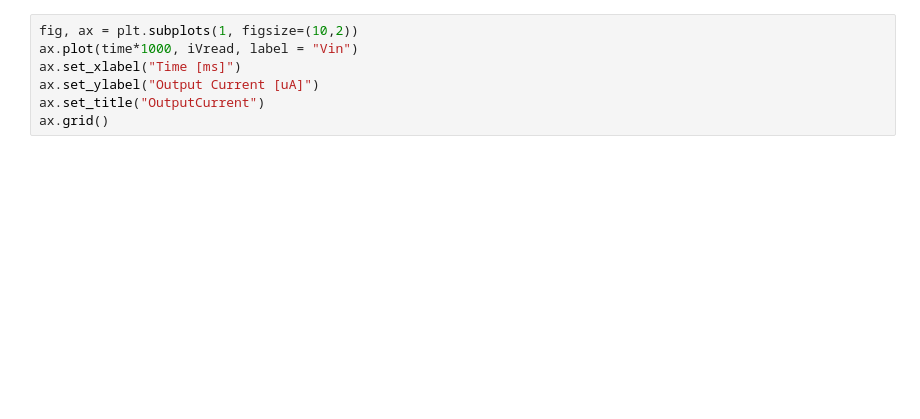
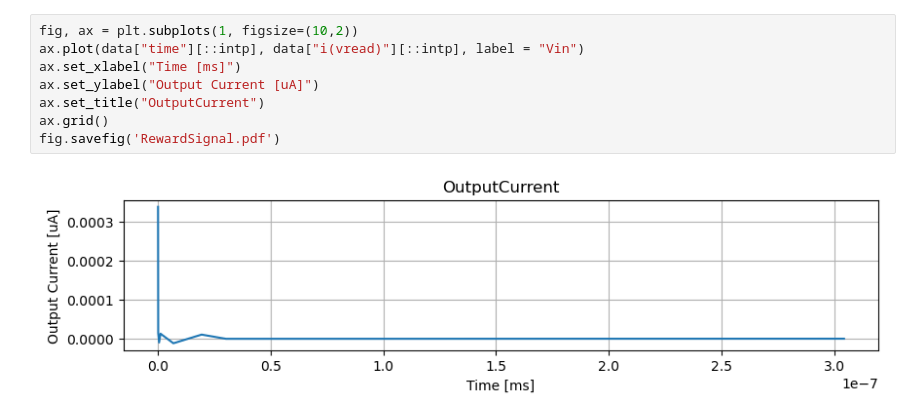
Before and after one commit to AlejandroJuarezLora/SNN_IPN, a Jupyter notebook: sim_results/tb_4x8x4_raw.ipynb, the cells around one changed output. Cells and saved outputs as stored; diff of their text form; blank space fills up the shorter version.

```diff
--- a/sim_results/tb_4x8x4_raw.ipynb
+++ b/sim_results/tb_4x8x4_raw.ipynb
@@ -85,10 +151,13 @@ ax.set_title("Output Layer Neural activity")
 # %%
 fig, ax = plt.subplots(1, figsize=(10,2))
-ax.plot(time*1000, iVread, label = "Vin")
+ax.plot(data["time"][::intp], data["i(vread)"][::intp], label = "Vin")
 ax.set_xlabel("Time [ms]")
 ax.set_ylabel("Output Current [uA]")
 ax.set_title("OutputCurrent")
 ax.grid()
+fig.savefig('RewardSignal.pdf')
+# %% [output]
+[figure, added]
 # %%
 fig, ax = plt.subplots(1, figsize=(15,3))
 
```
Also changed, not shown: parts of 18 cells of this notebook, 19 other files.
